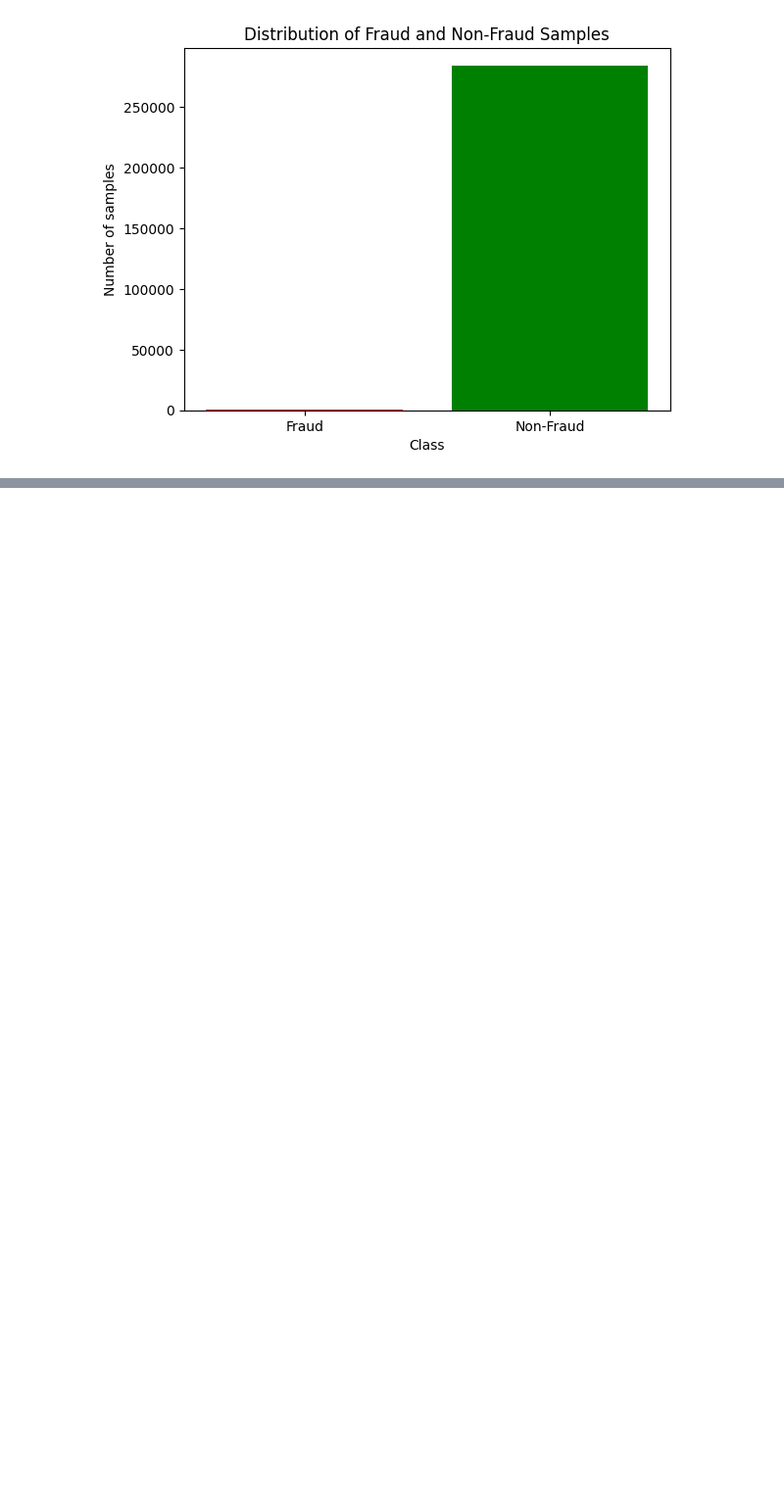
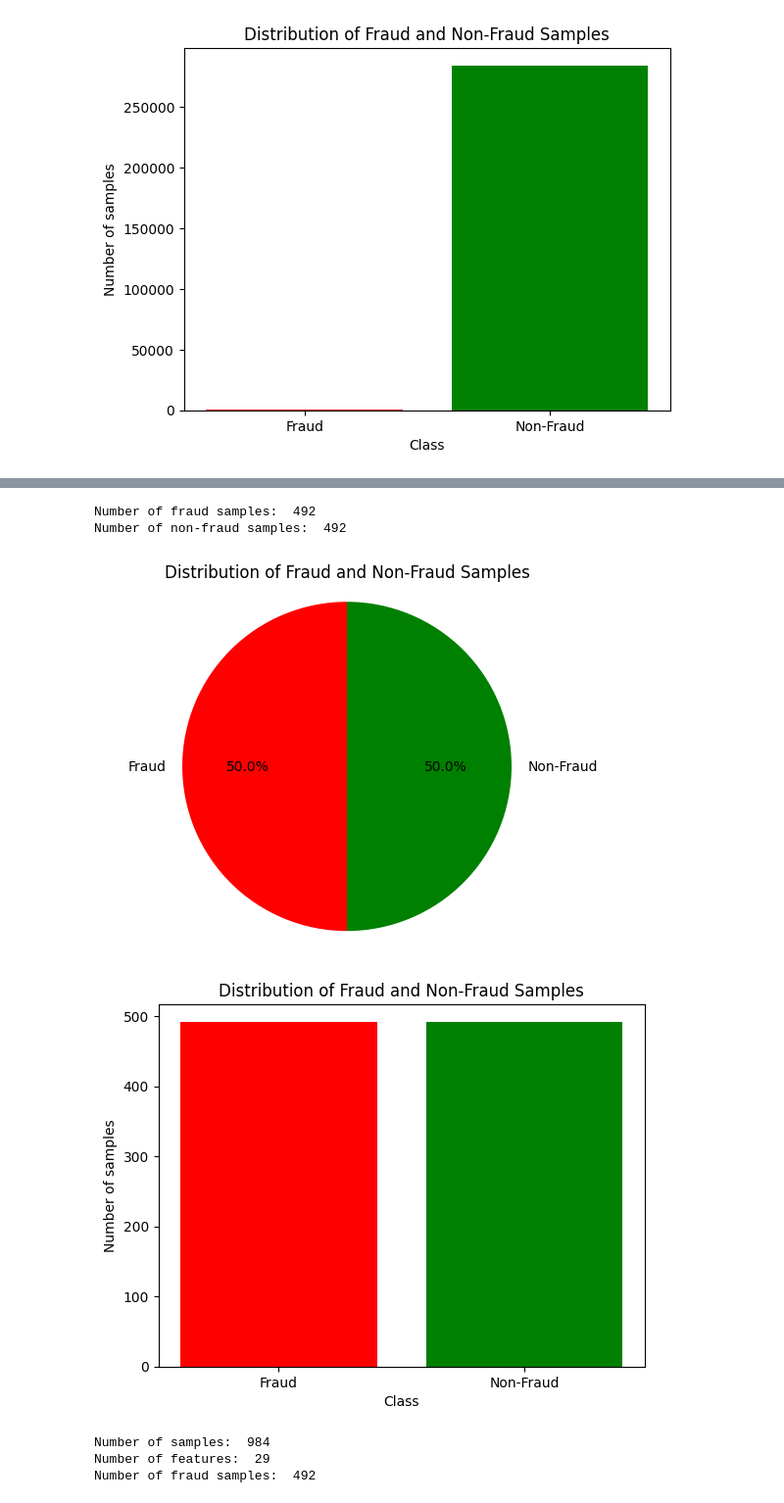
Before and after one commit to andreaoliveira9/Projeto-TAA-1, a Jupyter notebook: Project.ipynb, the cells around one changed output, grey strips where cells are left out. Shown at 98% size. Saved outputs shown, nothing was run; the diff lists cells and outputs as text; code cells hidden in the pictures; blank space fills up the shorter version.

```diff
--- a/Project.ipynb
+++ b/Project.ipynb
@@ -123,0 +125,46 @@ Percentage of non-fraud samples:  99.827 %
+# %%
+# Balancing the dataset
+normal = data[data['Class'] == 0]
+fraud = data[data['Class'] == 1]
+
+normal = normal.sample(fraud_samples)
+
+print("Number of fraud samples: ", len(fraud))
+print("Number of non-fraud samples: ", len(normal))
+
+balanced_data = pd.concat([fraud, normal])
+
+# Ploting the data to see the distribution of fraud and non-fraud samples
+labels = ['Fraud', 'Non-Fraud']
+sizes = [fraud_samples, fraud_samples]
+colors = ['red','green']
+
+plt.pie(sizes, labels=labels, colors=colors, autopct='%1.1f%%', startangle=90)
+plt.axis('equal')
+plt.title('Distribution of Fraud and Non-Fraud Samples')
+plt.show()
+
+# Now with a bar chart to have a better view of the distribution
+plt.bar(labels, sizes, color=colors)
+plt.title('Distribution of Fraud and Non-Fraud Samples')
+plt.xlabel('Class')
+plt.ylabel('Number of samples')
+plt.show()
+
+data = balanced_data
+
+X = balanced_data[features]
+
+Y = balanced_data[label_column]
+
+print("Number of samples: ", len(X))
+print("Number of features: ", len(X.columns))
+print("Number of fraud samples: ", len(Y[Y == 1]))
+# %% [output]
+Number of fraud samples:  492
+Number of non-fraud samples:  492
+[figure, added]
+[figure, added]
+Number of samples:  984
+Number of features:  29
+Number of fraud samples:  492
```
Also changed, not shown: parts of 6 cells of this notebook.
